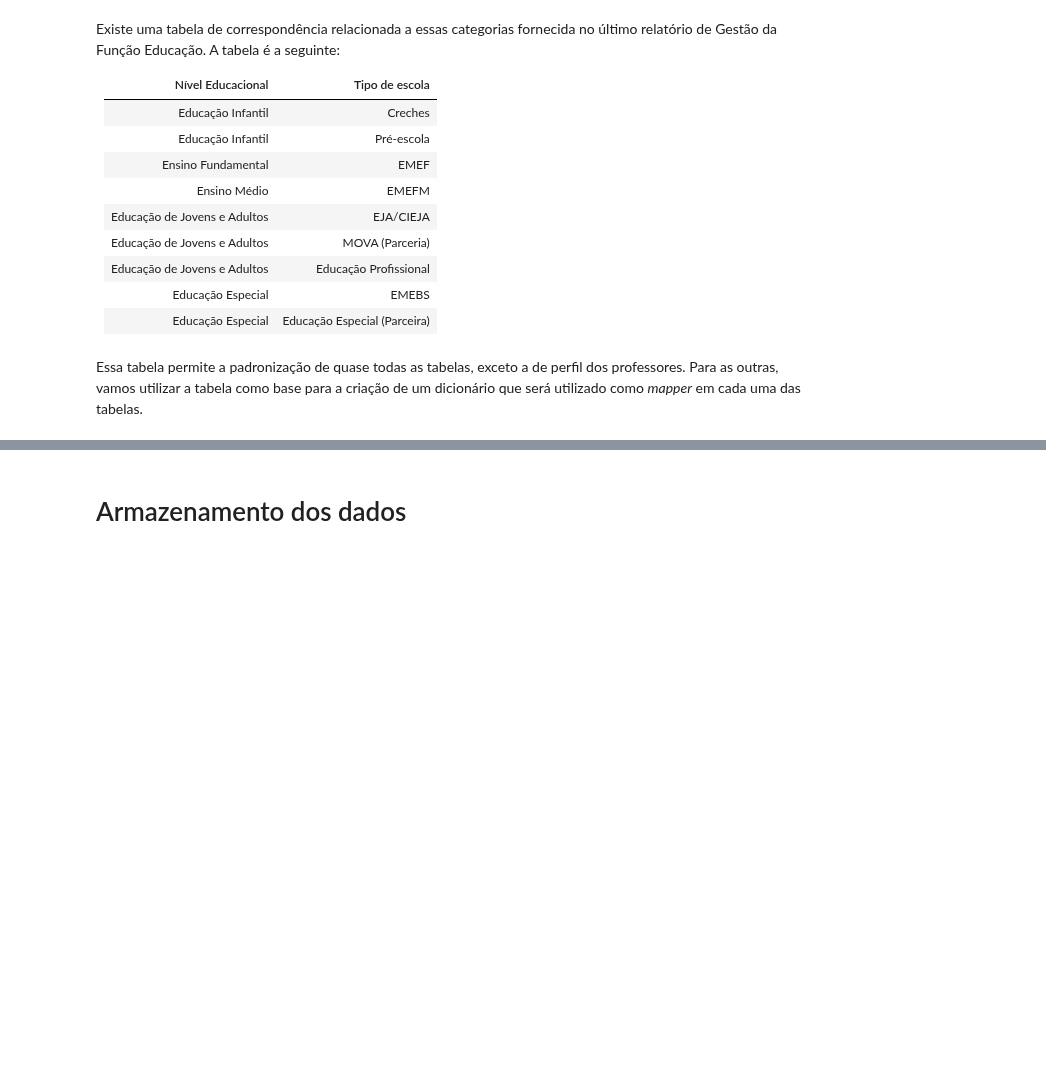
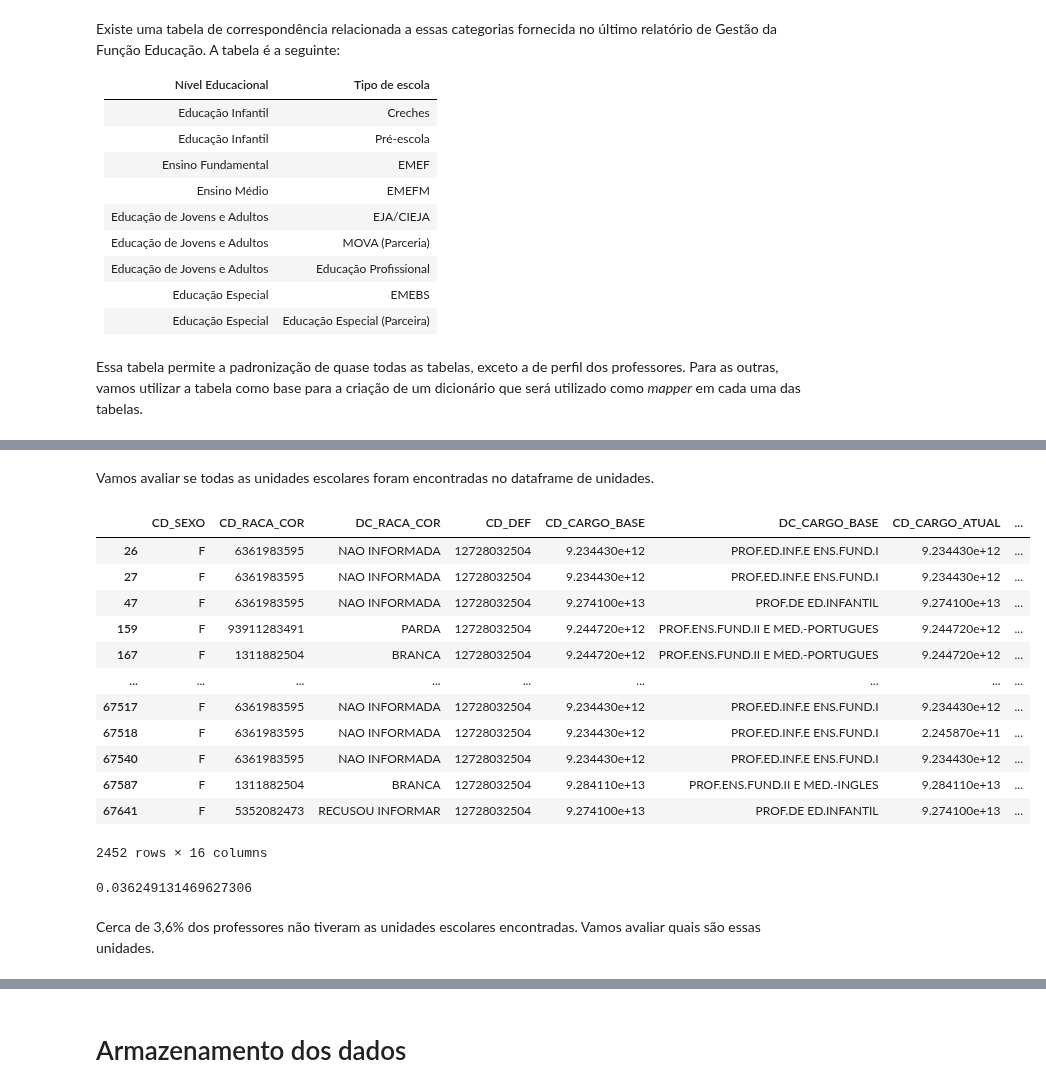
Before and after one commit to ObservatorioPoliticasTCM/datasp-dados, a Jupyter notebook: notebooks_outputs/educacao/educacao.ipynb, the cells around one changed output, grey strips where cells are left out. Drawn from its saved outputs; the diff is of its cells as text; code cells hidden in the pictures; blank space fills up the shorter version.

```diff
--- a/notebooks_outputs/educacao/educacao.ipynb
+++ b/notebooks_outputs/educacao/educacao.ipynb
@@ -365,0 +1013,32 @@ alunos_bf_2024['Nível padronizado'].value_counts()
+# %% [markdown]
+Vamos avaliar se todas as unidades escolares foram encontradas no dataframe de unidades.
+# %%
+(
+    perf_23
+    .query('DISTRITO.isnull()')
+)
+# %% [output]
+|  | CD_SEXO | CD_RACA_COR | DC_RACA_COR | CD_DEF | CD_CARGO_BASE | DC_CARGO_BASE | CD_CARGO_ATUAL | ... |
+| 26 | F | 6361983595 | NAO INFORMADA | 12728032504 | 9.234430e+12 | PROF.ED.INF.E ENS.FUND.I | 9.234430e+12 | ... |
+| 27 | F | 6361983595 | NAO INFORMADA | 12728032504 | 9.234430e+12 | PROF.ED.INF.E ENS.FUND.I | 9.234430e+12 | ... |
+| 47 | F | 6361983595 | NAO INFORMADA | 12728032504 | 9.274100e+13 | PROF.DE ED.INFANTIL | 9.274100e+13 | ... |
+| 159 | F | 93911283491 | PARDA | 12728032504 | 9.244720e+12 | PROF.ENS.FUND.II E MED.-PORTUGUES | 9.244720e+12 | ... |
+| 167 | F | 1311882504 | BRANCA | 12728032504 | 9.244720e+12 | PROF.ENS.FUND.II E MED.-PORTUGUES | 9.244720e+12 | ... |
+| ... | ... | ... | ... | ... | ... | ... | ... | ... |
+| 67517 | F | 6361983595 | NAO INFORMADA | 12728032504 | 9.234430e+12 | PROF.ED.INF.E ENS.FUND.I | 9.234430e+12 | ... |
+| 67518 | F | 6361983595 | NAO INFORMADA | 12728032504 | 9.234430e+12 | PROF.ED.INF.E ENS.FUND.I | 2.245870e+11 | ... |
+| 67540 | F | 6361983595 | NAO INFORMADA | 12728032504 | 9.234430e+12 | PROF.ED.INF.E ENS.FUND.I | 9.234430e+12 | ... |
+| 67587 | F | 1311882504 | BRANCA | 12728032504 | 9.284110e+13 | PROF.ENS.FUND.II E MED.-INGLES | 9.284110e+13 | ... |
+| 67641 | F | 5352082473 | RECUSOU INFORMAR | 12728032504 | 9.274100e+13 | PROF.DE ED.INFANTIL | 9.274100e+13 | ... |
+2452 rows × 16 columns
+# %%
+(
+    perf_23
+    .query('DISTRITO.isnull()')
+    .shape[0]
+    /perf_23.shape[0]
+)
+# %% [output]
+0.036249131469627306
+# %% [markdown]
+Cerca de 3,6% dos professores não tiveram as unidades escolares encontradas. Vamos avaliar quais são essas unidades.
```
Also changed, not shown: parts of 72 cells of this notebook, 1 other file.
